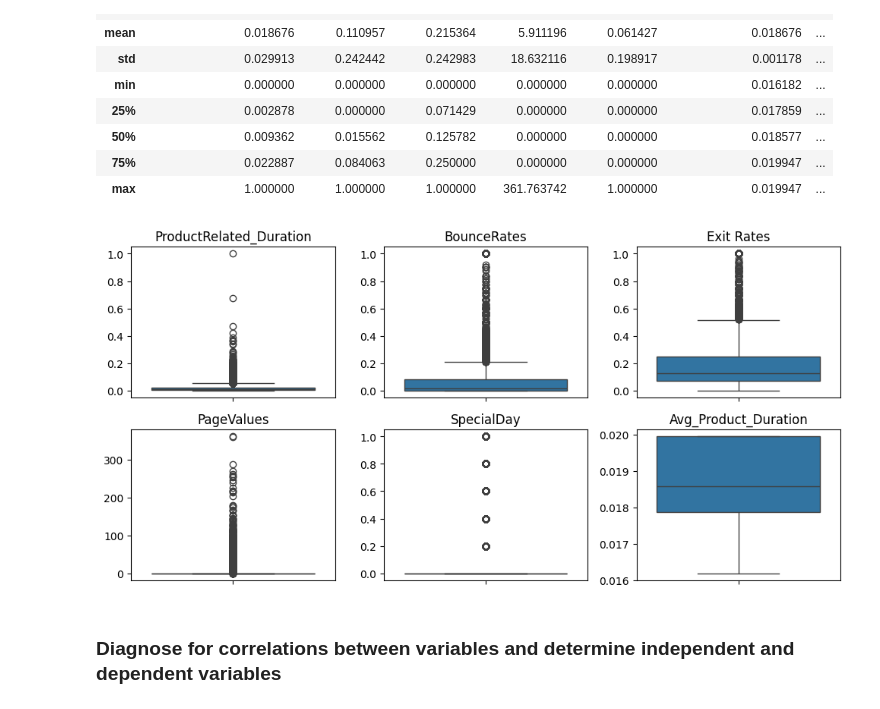
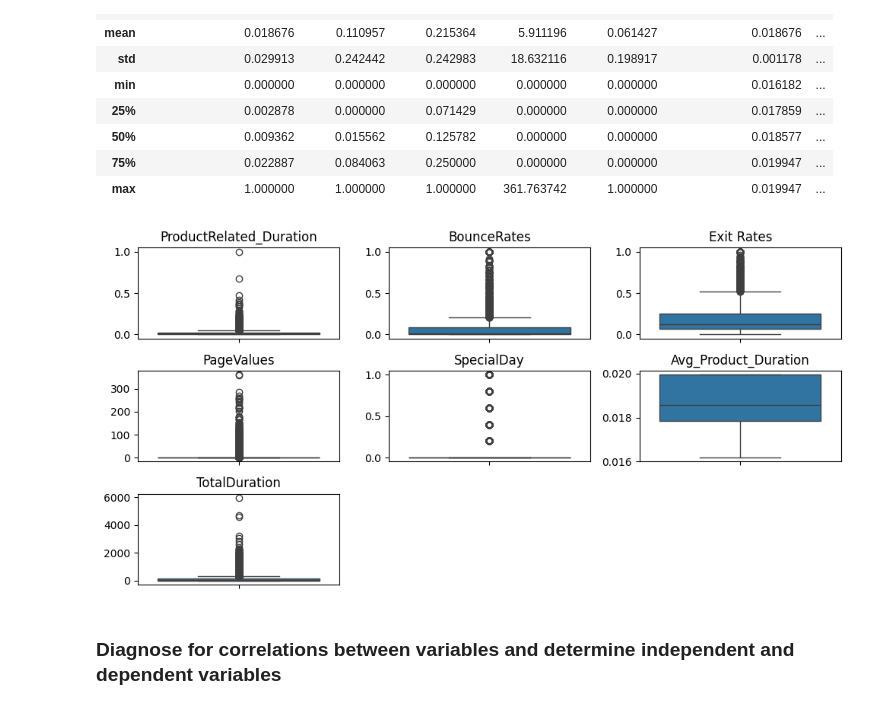
Before and after one commit to darth-franky/Applied-Data-Science, a Jupyter notebook: e_commerce_dataset.ipynb, the cells around one changed output. Drawn from its saved outputs; the diff is of its cells as text; code cells hidden in the pictures.

Commit message:
Added missing boxplot, included a heatmap to see correlation and started working on VIF values

```diff
--- a/e_commerce_dataset.ipynb
+++ b/e_commerce_dataset.ipynb
@@ -203,41 +205,48 @@ def winsorize_dataframe(df, limits=(0.2, 0.2)):
 
 # numerical_df = winsorize_dataframe(numerical_df)
 
-fig, axes = plt.subplots(2, 3, figsize=(10, 5))
+fig, axes = plt.subplots(3, 3, figsize=(10, 5))
 
 # Boxplot for ProductRelated_Duration
 sns.boxplot(y=numerical_df['ProductRelated_Duration'], ax=axes[0,0])
 axes[0,0].set_title('ProductRelated_Duration')
 
 # Boxplot for BounceRates
 sns.boxplot(y=numerical_df['BounceRates'],  ax=axes[0,1])
 axes[0,1].set_title('BounceRates')
 
 # Boxplot for ExitRates
 sns.boxplot(y=numerical_df['ExitRates'], ax=axes[0,2] )
 axes[0,2].set_title('Exit Rates')
 
 # Boxplot for PageValues
 sns.boxplot(y=numerical_df['PageValues'], ax=axes[1,0])
 axes[1,0].set_title('PageValues')
 
 # Boxplot for SpecialDay
 sns.boxplot(y=numerical_df['SpecialDay'],  ax=axes[1,1])
 axes[1,1].set_title('SpecialDay')
 
 # Boxplot for Avg_Product_Duration
 sns.boxplot(y=numerical_df['Avg_Product_Duration'], ax=axes[1,2] )
 axes[1,2].set_title('Avg_Product_Duration')
 
+# Boxplot for Total_Duration
+sns.boxplot(y=numerical_df['TotalDuration'], ax=axes[2,0] )
+axes[2,0].set_title('TotalDuration')
+
+axes[2,1].set_visible(False)
+axes[2,2].set_visible(False)
+
 # Removes y-labels from all plots
 for row in axes:
     for element in row:
         element.set_ylabel("")
 
 plt.tight_layout()
 plt.show()
 # %% [output]
-[figure, old version]
+[figure, new version]
 # %% [markdown]
 ### Diagnose for correlations between variables and determine independent and dependent variables
 # %% [markdown]
```
Also changed, not shown: parts of 6 cells of this notebook.
